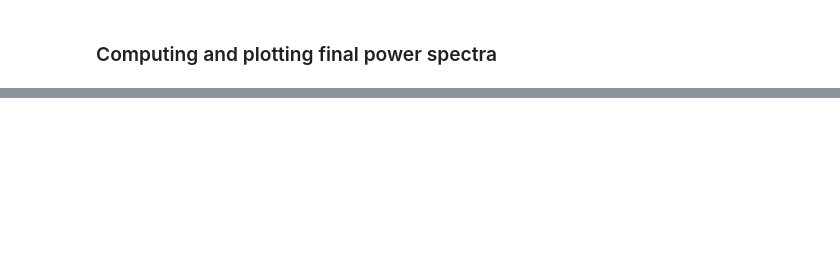
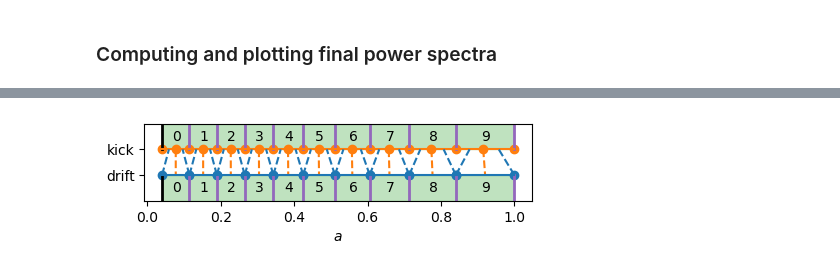
Before and after one commit to MayeulAubin/comparisons_PM_BullFrog_COLA, a Jupyter notebook: compare_PM_COLA_BulLFrog.ipynb, the cells around one changed output, grey strips where cells are left out. Saved outputs shown, nothing was run; the diff lists cells and outputs as text; code cells hidden in the pictures; blank space fills up the shorter version.

```diff
--- a/compare_PM_COLA_BulLFrog.ipynb
+++ b/compare_PM_COLA_BulLFrog.ipynb
@@ -421,0 +383,5 @@ plt.show()
+# %%
+from pysbmy.timestepping import BullFrogTimeStepping
+
+BullFrogTimeStepping.read("runs_params/run0/nsteps10_ts_bullfrog.h5").plot()
+# %% [output]
@@ -421,0 +390 @@ plt.show()
+[figure, added]
```
Also changed, not shown: parts of 29 cells of this notebook, 5 other files.
